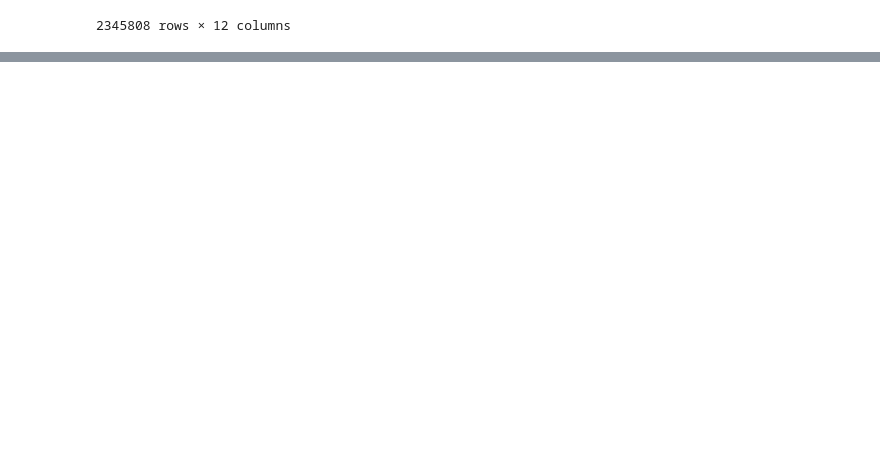
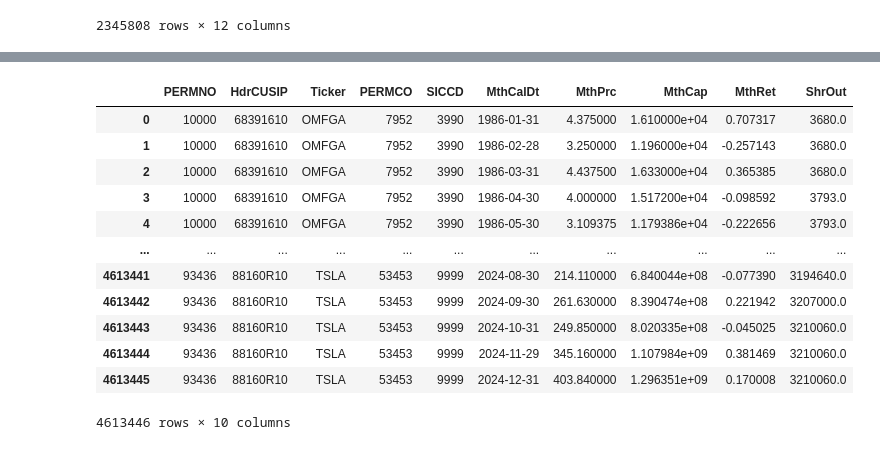
Before and after one commit to shafee-SQ/BoardRoom-Connectivity-Project, a Jupyter notebook: boardex_step1.ipynb, the cells around one changed output, grey strips where cells are left out. Drawn from its saved outputs; the diff is of its cells as text; code cells hidden in the pictures; blank space fills up the shorter version.

```diff
--- a/boardex_step1.ipynb
+++ b/boardex_step1.ipynb
@@ -171,0 +164,3 @@ expanded_df
+# %%
+link = pd.read_csv('boardex_crsp_comp_link.csv')
+crsp = pd.read_csv('crsp.csv')
@@ -171,0 +303,16 @@ expanded_df
+# %%
+crsp
+# %% [output]
+|  | PERMNO | HdrCUSIP | Ticker | PERMCO | SICCD | MthCalDt | MthPrc | MthCap | MthRet | ShrOut |
+| 0 | 10000 | 68391610 | OMFGA | 7952 | 3990 | 1986-01-31 | 4.375000 | 1.610000e+04 | 0.707317 | 3680.0 |
+| 1 | 10000 | 68391610 | OMFGA | 7952 | 3990 | 1986-02-28 | 3.250000 | 1.196000e+04 | -0.257143 | 3680.0 |
+| 2 | 10000 | 68391610 | OMFGA | 7952 | 3990 | 1986-03-31 | 4.437500 | 1.633000e+04 | 0.365385 | 3680.0 |
+| 3 | 10000 | 68391610 | OMFGA | 7952 | 3990 | 1986-04-30 | 4.000000 | 1.517200e+04 | -0.098592 | 3793.0 |
+| 4 | 10000 | 68391610 | OMFGA | 7952 | 3990 | 1986-05-30 | 3.109375 | 1.179386e+04 | -0.222656 | 3793.0 |
+| ... | ... | ... | ... | ... | ... | ... | ... | ... | ... | ... |
+| 4613441 | 93436 | 88160R10 | TSLA | 53453 | 9999 | 2024-08-30 | 214.110000 | 6.840044e+08 | -0.077390 | 3194640.0 |
+| 4613442 | 93436 | 88160R10 | TSLA | 53453 | 9999 | 2024-09-30 | 261.630000 | 8.390474e+08 | 0.221942 | 3207000.0 |
+| 4613443 | 93436 | 88160R10 | TSLA | 53453 | 9999 | 2024-10-31 | 249.850000 | 8.020335e+08 | -0.045025 | 3210060.0 |
+| 4613444 | 93436 | 88160R10 | TSLA | 53453 | 9999 | 2024-11-29 | 345.160000 | 1.107984e+09 | 0.381469 | 3210060.0 |
+| 4613445 | 93436 | 88160R10 | TSLA | 53453 | 9999 | 2024-12-31 | 403.840000 | 1.296351e+09 | 0.170008 | 3210060.0 |
+4613446 rows × 10 columns
```
Also changed, not shown: parts of 33 cells of this notebook, 1 other file.
